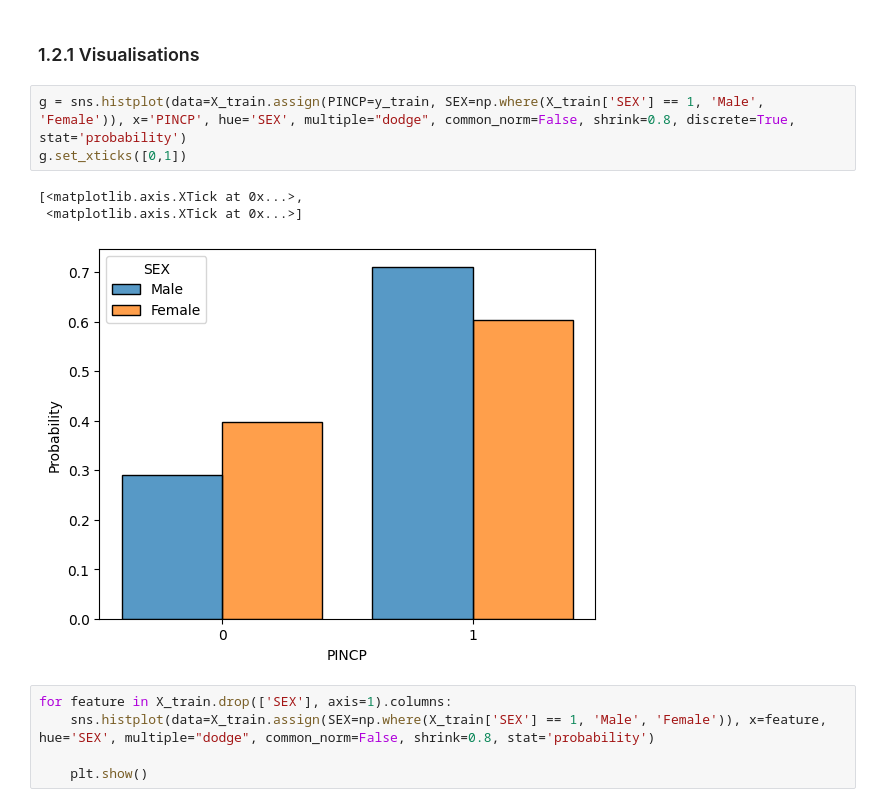
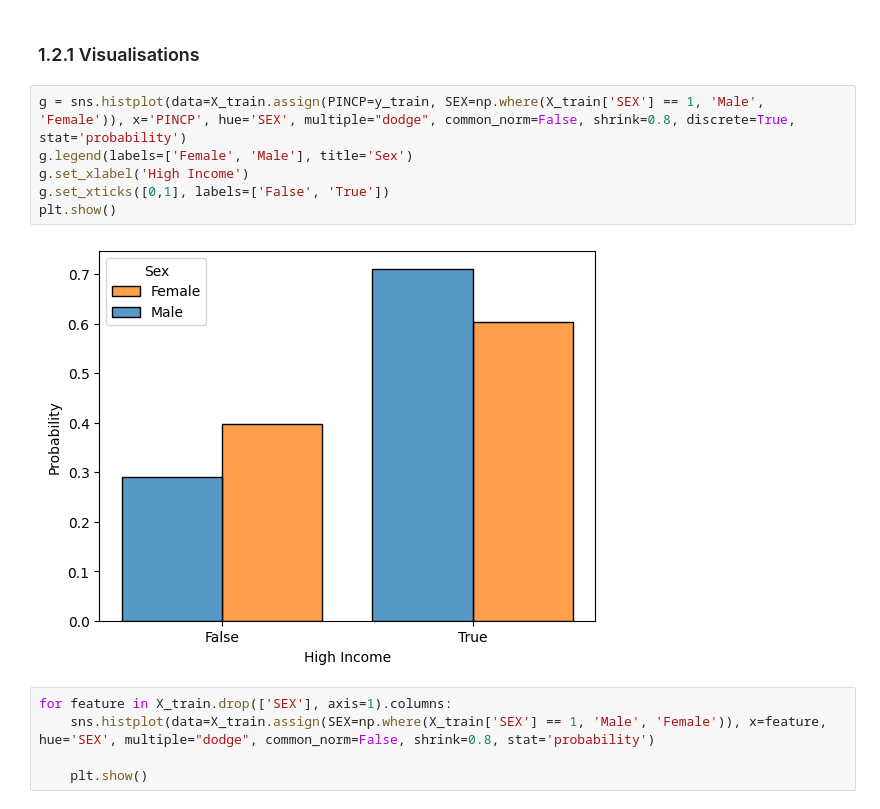
Before and after one commit to Ispanicus/fairness, a Jupyter notebook: alan-assignment-02.ipynb, the cells around one changed output. Drawn from its saved outputs; the diff is of its cells as text.

```diff
--- a/alan-assignment-02.ipynb
+++ b/alan-assignment-02.ipynb
@@ -135,11 +135,12 @@ Looking at the distribution of features for each gender, a model could potential
  ### 1.2.1 Visualisations
 # %%
 g = sns.histplot(data=X_train.assign(PINCP=y_train, SEX=np.where(X_train['SEX'] == 1, 'Male', 'Female')), x='PINCP', hue='SEX', multiple="dodge", common_norm=False, shrink=0.8, discrete=True, stat='probability')
-g.set_xticks([0,1])
+g.legend(labels=['Female', 'Male'], title='Sex')
+g.set_xlabel('High Income')
+g.set_xticks([0,1], labels=['False', 'True'])
+plt.show()
 # %% [output]
-[<matplotlib.axis.XTick at 0x...>,
- <matplotlib.axis.XTick at 0x...>]
-[figure, old version]
+[figure, new version]
 # %%
 for feature in X_train.drop(['SEX'], axis=1).columns:
     sns.histplot(data=X_train.assign(SEX=np.where(X_train['SEX'] == 1, 'Male', 'Female')), x=feature, hue='SEX', multiple="dodge", common_norm=False, shrink=0.8, stat='probability')
```
Also changed, not shown: parts of 1 cell of this notebook.
